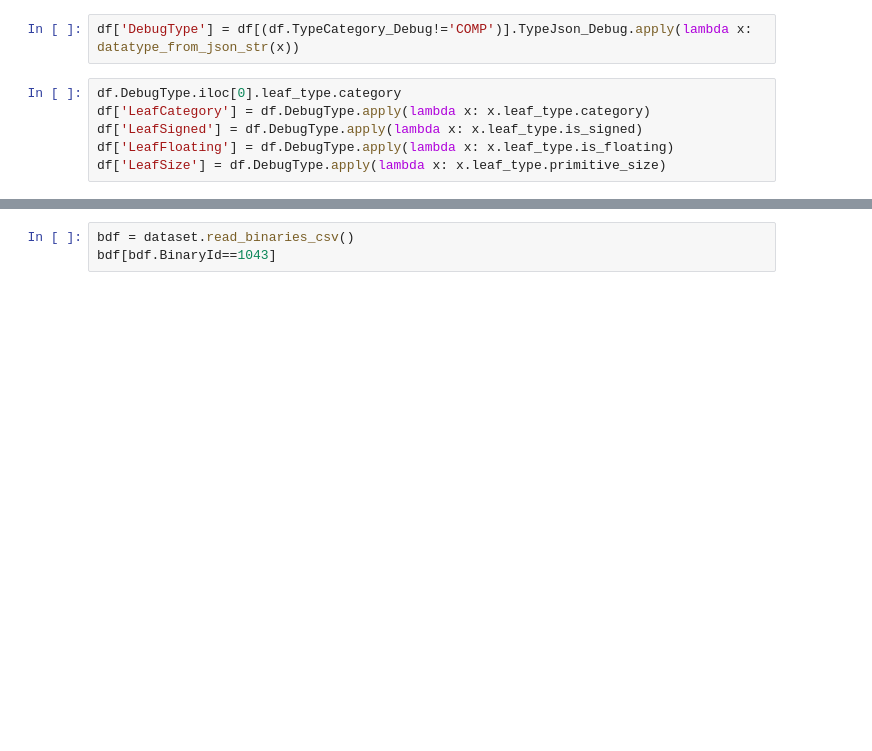
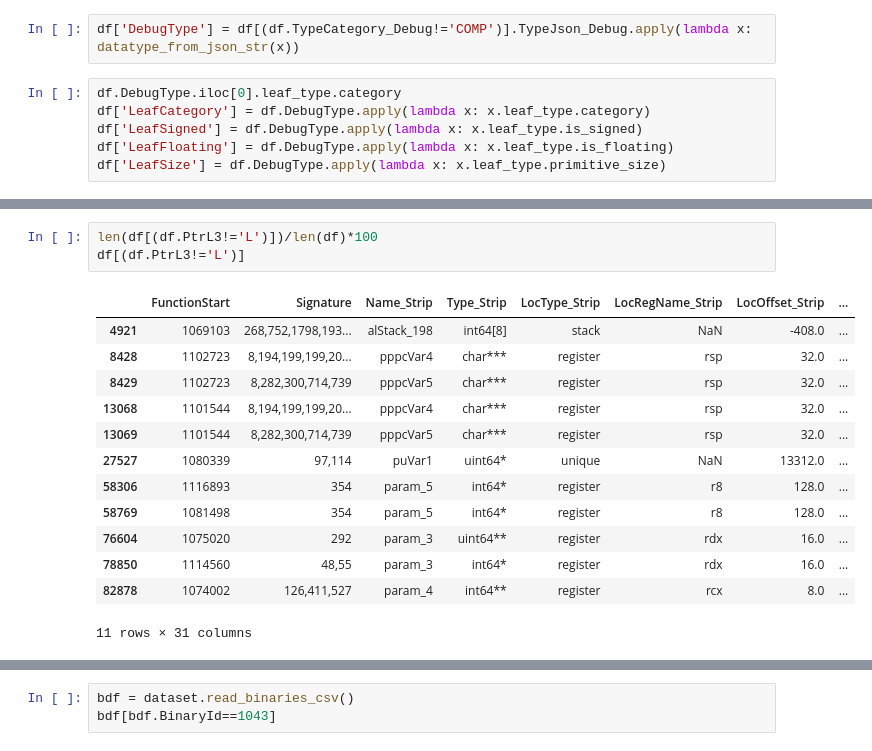
Before and after one commit to lasserre/datatype-recovery-experiments, a Jupyter notebook: notebooks/new_encoding.ipynb, the cells around one changed output, grey strips where cells are left out. Saved outputs shown, nothing was run; the diff lists cells and outputs as text; blank space fills up the shorter version.

```diff
--- a/notebooks/new_encoding.ipynb
+++ b/notebooks/new_encoding.ipynb
@@ -80,3 +117,20 @@ df.groupby('LeafSize').count()
+# %%
+len(df[(df.PtrL3!='L')])/len(df)*100
+df[(df.PtrL3!='L')]
+# %% [output]
+|  | FunctionStart | Signature | Name_Strip | Type_Strip | LocType_Strip | LocRegName_Strip | LocOffset_Strip | ... |
+| 4921 | 1069103 | 268,752,1798,193... | alStack_198 | int64[8] | stack | NaN | -408.0 | ... |
+| 8428 | 1102723 | 8,194,199,199,20... | pppcVar4 | char*** | register | rsp | 32.0 | ... |
+| 8429 | 1102723 | 8,282,300,714,739 | pppcVar5 | char*** | register | rsp | 32.0 | ... |
+| 13068 | 1101544 | 8,194,199,199,20... | pppcVar4 | char*** | register | rsp | 32.0 | ... |
+| 13069 | 1101544 | 8,282,300,714,739 | pppcVar5 | char*** | register | rsp | 32.0 | ... |
+| 27527 | 1080339 | 97,114 | puVar1 | uint64* | unique | NaN | 13312.0 | ... |
+| 58306 | 1116893 | 354 | param_5 | int64* | register | r8 | 128.0 | ... |
+| 58769 | 1081498 | 354 | param_5 | int64* | register | r8 | 128.0 | ... |
+| 76604 | 1075020 | 292 | param_3 | uint64** | register | rdx | 16.0 | ... |
+| 78850 | 1114560 | 48,55 | param_3 | int64* | register | rdx | 16.0 | ... |
+| 82878 | 1074002 | 126,411,527 | param_4 | int64** | register | rcx | 8.0 | ... |
+11 rows × 31 columns
 # %%
 print(hex(1069857))
 df[df.LeafSize==3]
```
Also changed, not shown: parts of 4 cells of this notebook.
